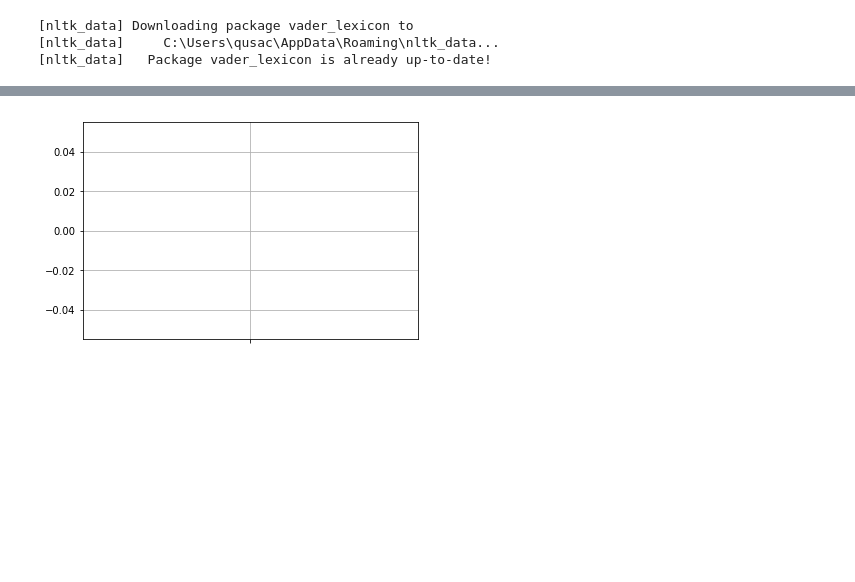
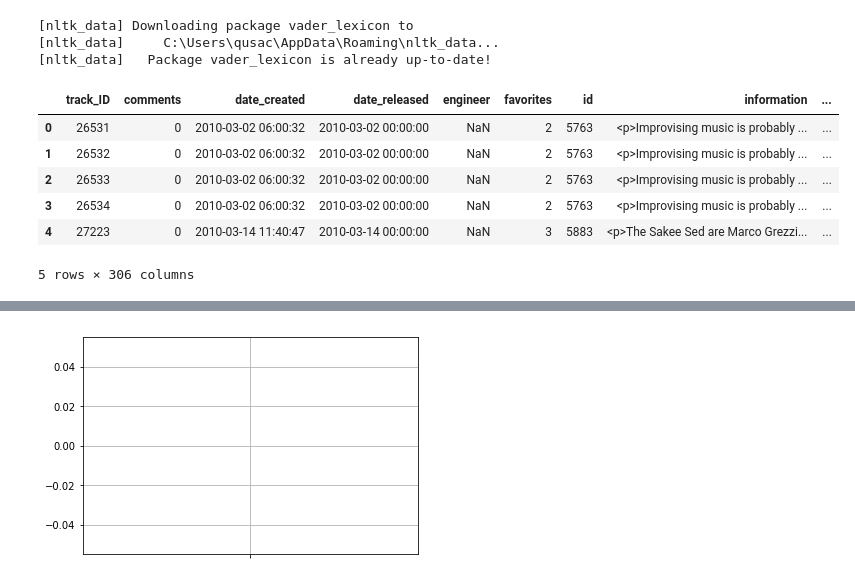
Before and after one commit to kathyyli/DS_project, a Jupyter notebook: DS project v2.ipynb, the cells around one changed output, grey strips where cells are left out. Cells and saved outputs as stored; diff of their text form; code cells hidden in the pictures; blank space fills up the shorter version.

```diff
--- a/DS project v2.ipynb
+++ b/DS project v2.ipynb
@@ -140,7 +140,16 @@ sentimentall.to_csv('sentimental_analysis_title.csv')
 [nltk_data]   Package vader_lexicon is already up-to-date!
 # %%
 # Add sentiment to dataframe
-sentiment= pd.read_csv('sentimental_analysis_title.csv', header=[0])
+sentiment= pd.read_csv('sentimental_analysis_title.csv')
 sentiment=sentiment[['track_ID','senti comp', 'senti neg','senti pos']]
 tracks_2010 = pd.merge(tracks_2010, sentiment, how='inner', on=['track_ID'])
+tracks_2010.head()
+# %% [output]
+|  | track_ID | comments | date_created | date_released | engineer | favorites | id | information | ... |
+| 0 | 26531 | 0 | 2010-03-02 06:00:32 | 2010-03-02 00:00:00 | NaN | 2 | 5763 | <p>Improvising music is probably ... | ... |
+| 1 | 26532 | 0 | 2010-03-02 06:00:32 | 2010-03-02 00:00:00 | NaN | 2 | 5763 | <p>Improvising music is probably ... | ... |
+| 2 | 26533 | 0 | 2010-03-02 06:00:32 | 2010-03-02 00:00:00 | NaN | 2 | 5763 | <p>Improvising music is probably ... | ... |
+| 3 | 26534 | 0 | 2010-03-02 06:00:32 | 2010-03-02 00:00:00 | NaN | 2 | 5763 | <p>Improvising music is probably ... | ... |
+| 4 | 27223 | 0 | 2010-03-14 11:40:47 | 2010-03-14 00:00:00 | NaN | 3 | 5883 | <p>The Sakee Sed are Marco Grezzi... | ... |
+5 rows × 306 columns
 # %%
```
Also changed, not shown: parts of 6 cells of this notebook.
